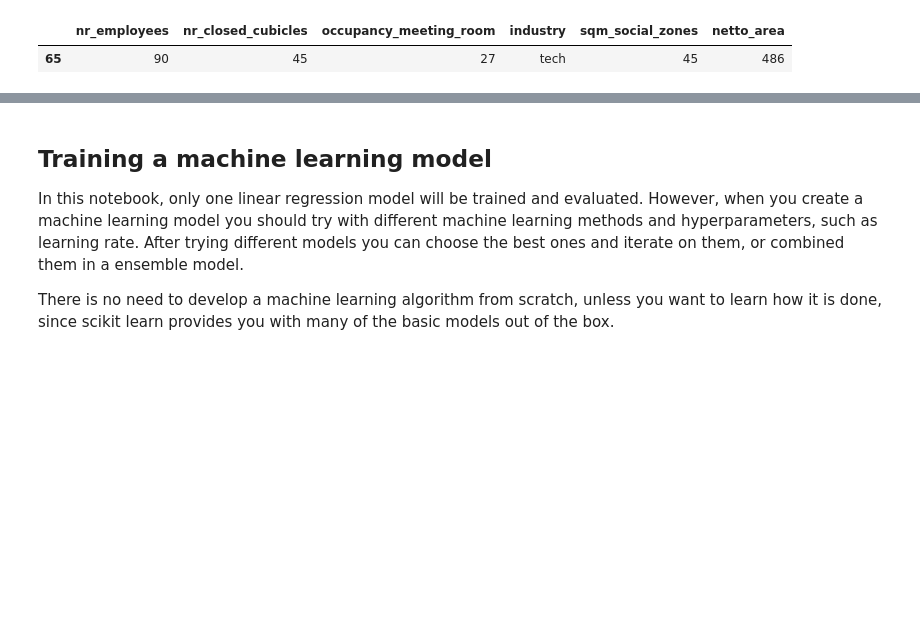
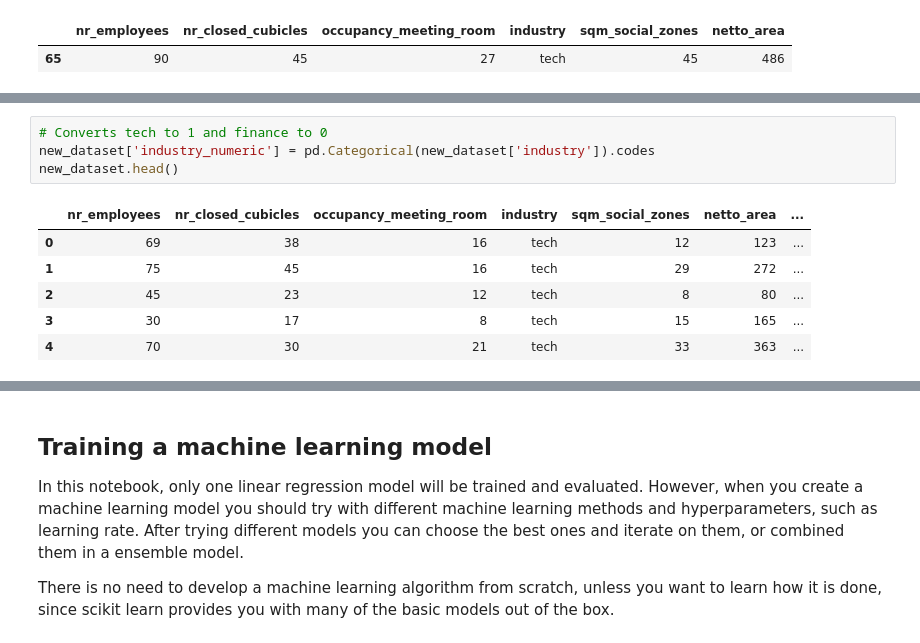
Before and after one commit to arealizeai/code2021-ML-case, a Jupyter notebook: Introduction notebook.ipynb, the cells around one changed output, grey strips where cells are left out. Drawn from its saved outputs; the diff is of its cells as text; blank space fills up the shorter version.

```diff
--- a/Introduction notebook.ipynb
+++ b/Introduction notebook.ipynb
@@ -342,0 +356,11 @@ new_dataset.drop(65, inplac)
+# %%
+# Converts tech to 1 and finance to 0
+new_dataset['industry_numeric'] = pd.Categorical(new_dataset['industry']).codes
+new_dataset.head()
+# %% [output]
+|  | nr_employees | nr_closed_cubicles | occupancy_meeting_room | industry | sqm_social_zones | netto_area | ... |
+| 0 | 69 | 38 | 16 | tech | 12 | 123 | ... |
+| 1 | 75 | 45 | 16 | tech | 29 | 272 | ... |
+| 2 | 45 | 23 | 12 | tech | 8 | 80 | ... |
+| 3 | 30 | 17 | 8 | tech | 15 | 165 | ... |
+| 4 | 70 | 30 | 21 | tech | 33 | 363 | ... |
```
Also changed, not shown: parts of 13 cells of this notebook.
